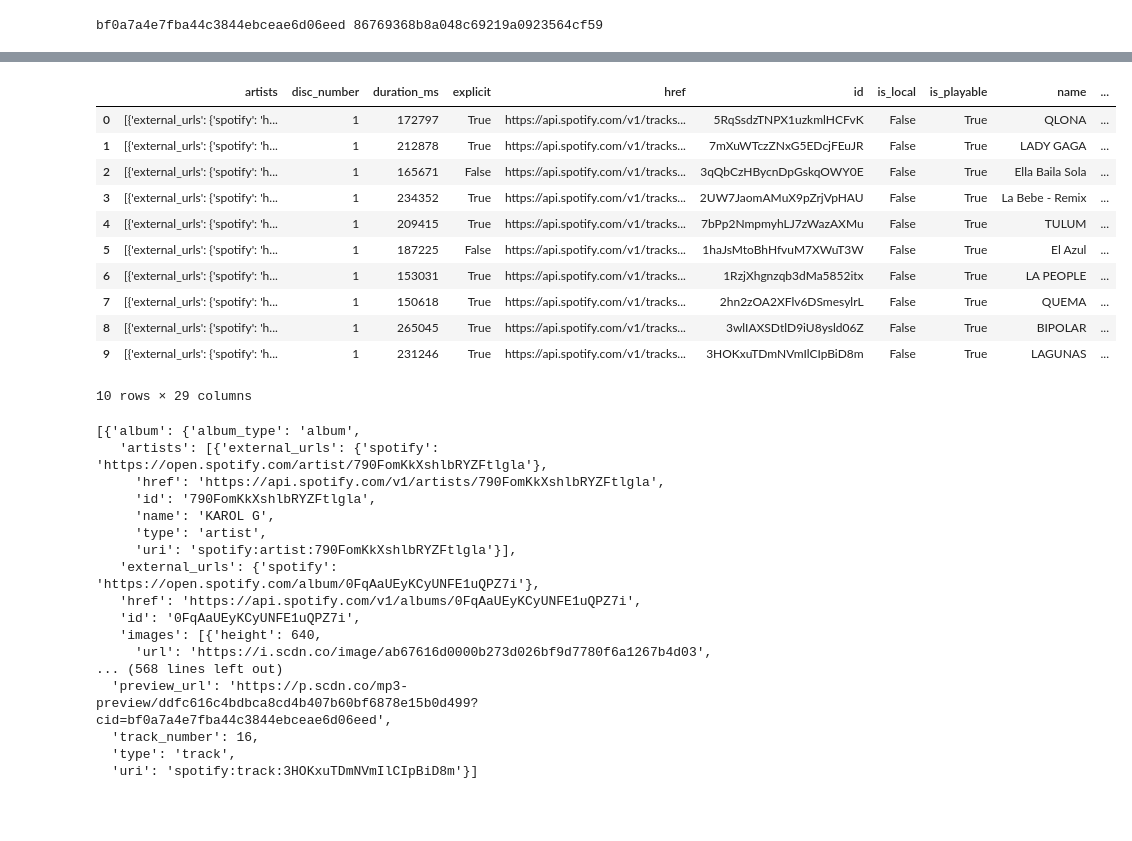
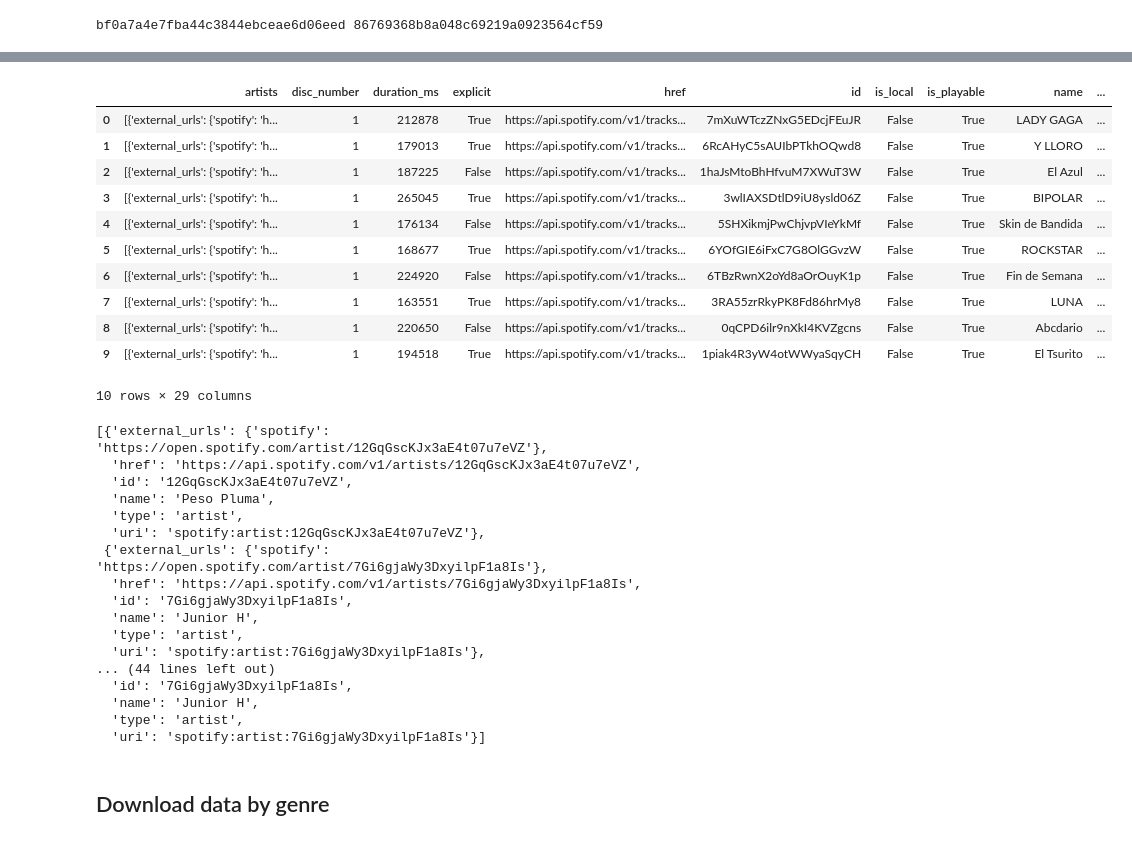
Before and after one commit to EduardoGlez01/web-api-examples, a Jupyter notebook: SPOTIFY API/120323_data-final-project.ipynb, the cells around one changed output, grey strips where cells are left out. Cells and saved outputs as stored; diff of their text form; code cells hidden in the pictures; blank space fills up the shorter version.

Commit message:
Commit Spotify API

```diff
--- a/SPOTIFY API/120323_data-final-project.ipynb
+++ b/SPOTIFY API/120323_data-final-project.ipynb
@@ -102,38 +105,43 @@ def get_songs_by_artists(token, artist_id):
     json_result = json.loads(result.content)["tracks"]
     return json_result
 # %%
-songs = get_songs_by_artists(token, "12GqGscKJx3aE4t07u7eVZ")
+#Try the function and get results
+songs = get_songs_by_artists(token, "7Gi6gjaWy3DxyilpF1a8Is")
 pd.json_normalize(songs)
 # %% [output]
 |  | artists | disc_number | duration_ms | explicit | href | id | is_local | is_playable | name | ... |
-| 0 | [{'external_urls': {'spotify': 'h... | 1 | 172797 | True | https://api.spotify.com/v1/tracks... | 5RqSsdzTNPX1uzkmlHCFvK | False | True | QLONA | ... |
-| 1 | [{'external_urls': {'spotify': 'h... | 1 | 212878 | True | https://api.spotify.com/v1/tracks... | 7mXuWTczZNxG5EDcjFEuJR | False | True | LADY GAGA | ... |
-| 2 | [{'external_urls': {'spotify': 'h... | 1 | 165671 | False | https://api.spotify.com/v1/tracks... | 3qQbCzHBycnDpGskqOWY0E | False | True | Ella Baila Sola | ... |
-| 3 | [{'external_urls': {'spotify': 'h... | 1 | 234352 | True | https://api.spotify.com/v1/tracks... | 2UW7JaomAMuX9pZrjVpHAU | False | True | La Bebe - Remix | ... |
-| 4 | [{'external_urls': {'spotify': 'h... | 1 | 209415 | True | https://api.spotify.com/v1/tracks... | 7bPp2NmpmyhLJ7zWazAXMu | False | True | TULUM | ... |
-| 5 | [{'external_urls': {'spotify': 'h... | 1 | 187225 | False | https://api.spotify.com/v1/tracks... | 1haJsMtoBhHfvuM7XWuT3W | False | True | El Azul | ... |
-| 6 | [{'external_urls': {'spotify': 'h... | 1 | 153031 | True | https://api.spotify.com/v1/tracks... | 1RzjXhgnzqb3dMa5852itx | False | True | LA PEOPLE | ... |
-| 7 | [{'external_urls': {'spotify': 'h... | 1 | 150618 | True | https://api.spotify.com/v1/tracks... | 2hn2zOA2XFlv6DSmesylrL | False | True | QUEMA | ... |
-| 8 | [{'external_urls': {'spotify': 'h... | 1 | 265045 | True | https://api.spotify.com/v1/tracks... | 3wlIAXSDtlD9iU8ysld06Z | False | True | BIPOLAR | ... |
-| 9 | [{'external_urls': {'spotify': 'h... | 1 | 231246 | True | https://api.spotify.com/v1/tracks... | 3HOKxuTDmNVmIlCIpBiD8m | False | True | LAGUNAS | ... |
+| 0 | [{'external_urls': {'spotify': 'h... | 1 | 212878 | True | https://api.spotify.com/v1/tracks... | 7mXuWTczZNxG5EDcjFEuJR | False | True | LADY GAGA | ... |
+| 1 | [{'external_urls': {'spotify': 'h... | 1 | 179013 | True | https://api.spotify.com/v1/tracks... | 6RcAHyC5sAUIbPTkhOQwd8 | False | True | Y LLORO | ... |
+| 2 | [{'external_urls': {'spotify': 'h... | 1 | 187225 | False | https://api.spotify.com/v1/tracks... | 1haJsMtoBhHfvuM7XWuT3W | False | True | El Azul | ... |
+| 3 | [{'external_urls': {'spotify': 'h... | 1 | 265045 | True | https://api.spotify.com/v1/tracks... | 3wlIAXSDtlD9iU8ysld06Z | False | True | BIPOLAR | ... |
+| 4 | [{'external_urls': {'spotify': 'h... | 1 | 176134 | False | https://api.spotify.com/v1/tracks... | 5SHXikmjPwChjvpVIeYkMf | False | True | Skin de Bandida | ... |
+| 5 | [{'external_urls': {'spotify': 'h... | 1 | 168677 | True | https://api.spotify.com/v1/tracks... | 6YOfGIE6iFxC7G8OlGGvzW | False | True | ROCKSTAR | ... |
+| 6 | [{'external_urls': {'spotify': 'h... | 1 | 224920 | False | https://api.spotify.com/v1/tracks... | 6TBzRwnX2oYd8aOrOuyK1p | False | True | Fin de Semana | ... |
+| 7 | [{'external_urls': {'spotify': 'h... | 1 | 163551 | True | https://api.spotify.com/v1/tracks... | 3RA55zrRkyPK8Fd86hrMy8 | False | True | LUNA | ... |
+| 8 | [{'external_urls': {'spotify': 'h... | 1 | 220650 | False | https://api.spotify.com/v1/tracks... | 0qCPD6ilr9nXkI4KVZgcns | False | True | Abcdario | ... |
+| 9 | [{'external_urls': {'spotify': 'h... | 1 | 194518 | True | https://api.spotify.com/v1/tracks... | 1piak4R3yW4otWWyaSqyCH | False | True | El Tsurito | ... |
 10 rows × 29 columns
 # %%
-songs
+## For loops to normalize the colum artist. This one doens't worked
+lista = []
+for song in songs:
+    lista.append(song.get("artists")[0])
+lista
 # %% [output]
-[{'album': {'album_type': 'album',
-   'artists': [{'external_urls': {'spotify': 'https://open.spotify.com/artist/790FomKkXshlbRYZFtlgla'},
-     'href': 'https://api.spotify.com/v1/artists/790FomKkXshlbRYZFtlgla',
-     'id': '790FomKkXshlbRYZFtlgla',
-     'name': 'KAROL G',
-     'type': 'artist',
-     'uri': 'spotify:artist:790FomKkXshlbRYZFtlgla'}],
-   'external_urls': {'spotify': 'https://open.spotify.com/album/0FqAaUEyKCyUNFE1uQPZ7i'},
-   'href': 'https://api.spotify.com/v1/albums/0FqAaUEyKCyUNFE1uQPZ7i',
-   'id': '0FqAaUEyKCyUNFE1uQPZ7i',
-   'images': [{'height': 640,
-     'url': 'https://i.scdn.co/image/ab67616d0000b273d026bf9d7780f6a1267b4d03',
-... (568 lines left out)
-  'preview_url': 'https://p.scdn.co/mp3-preview/ddfc616c4bdbca8cd4b407b60bf6878e15b0d499?cid=bf0a7a4e7fba44c3844ebceae6d06eed',
-  'track_number': 16,
-  'type': 'track',
-  'uri': 'spotify:track:3HOKxuTDmNVmIlCIpBiD8m'}]
+[{'external_urls': {'spotify': 'https://open.spotify.com/artist/12GqGscKJx3aE4t07u7eVZ'},
+  'href': 'https://api.spotify.com/v1/artists/12GqGscKJx3aE4t07u7eVZ',
+  'id': '12GqGscKJx3aE4t07u7eVZ',
+  'name': 'Peso Pluma',
+  'type': 'artist',
+  'uri': 'spotify:artist:12GqGscKJx3aE4t07u7eVZ'},
+ {'external_urls': {'spotify': 'https://open.spotify.com/artist/7Gi6gjaWy3DxyilpF1a8Is'},
+  'href': 'https://api.spotify.com/v1/artists/7Gi6gjaWy3DxyilpF1a8Is',
+  'id': '7Gi6gjaWy3DxyilpF1a8Is',
+  'name': 'Junior H',
+  'type': 'artist',
+  'uri': 'spotify:artist:7Gi6gjaWy3DxyilpF1a8Is'},
+... (44 lines left out)
+  'id': '7Gi6gjaWy3DxyilpF1a8Is',
+  'name': 'Junior H',
+  'type': 'artist',
+  'uri': 'spotify:artist:7Gi6gjaWy3DxyilpF1a8Is'}]
@@ -139,0 +151,2 @@ songs
+# %% [markdown]
+## Download data by genre
```
Also changed, not shown: parts of 24 cells of this notebook, 7 other files.
